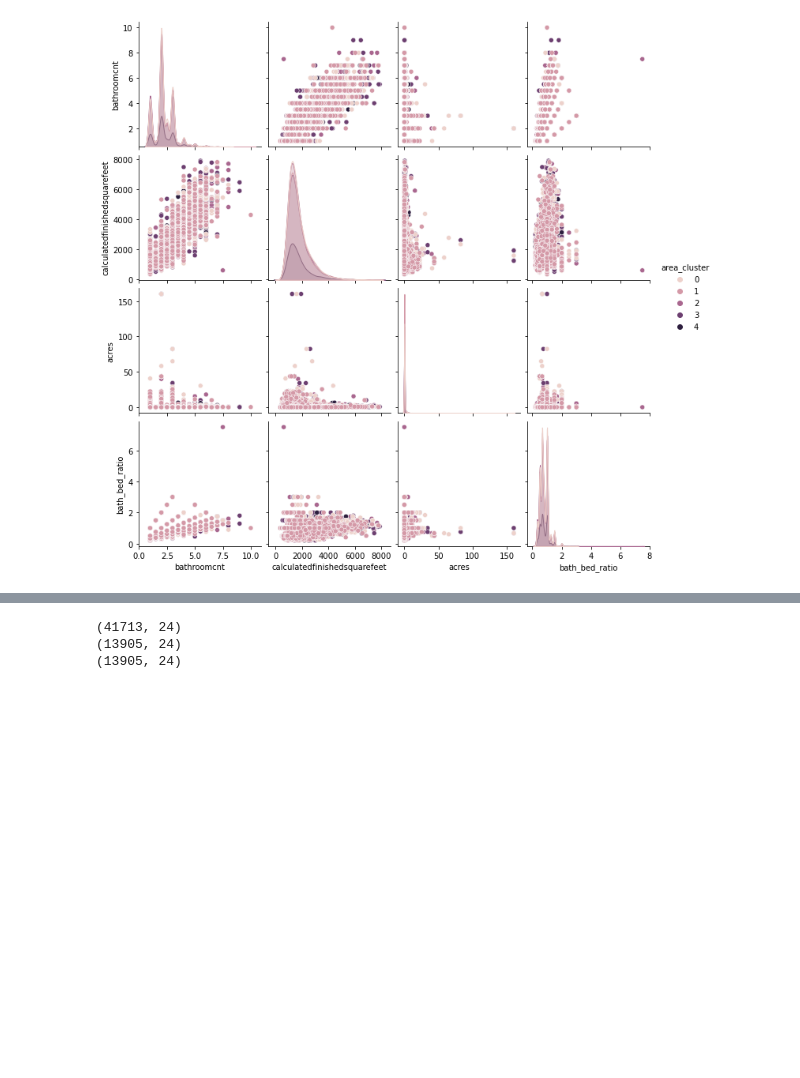
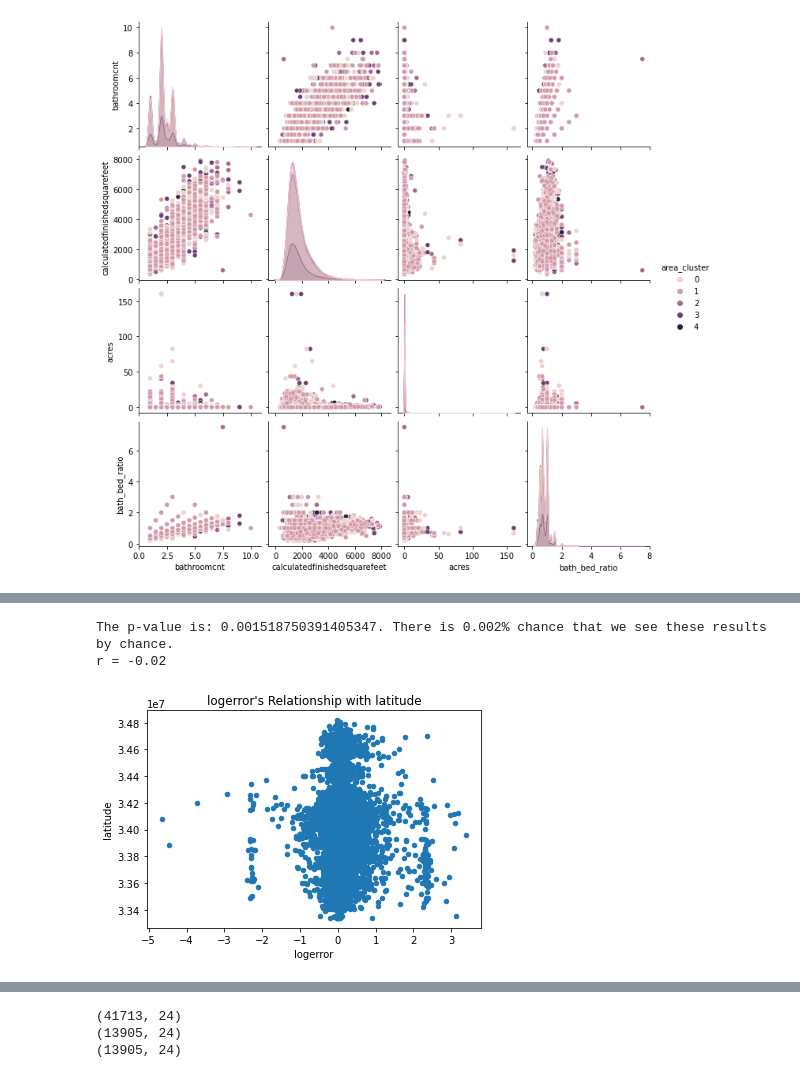
Before and after one commit to Brooke-Holyoak/clustering-exercises, a Jupyter notebook: explore_zillow.ipynb, the cells around one changed output, grey strips where cells are left out. Saved outputs shown, nothing was run; the diff lists cells and outputs as text; code cells hidden in the pictures; blank space fills up the shorter version.

```diff
--- a/explore_zillow.ipynb
+++ b/explore_zillow.ipynb
@@ -366,0 +418,6 @@ sns.pairplot(data=plt_df, hue='area_cluster')
+# %%
+correlation_exploration(train, 'logerror', 'latitude')
+# %% [output]
+The p-value is: 0.001518750391405347. There is 0.002% chance that we see these results by chance.
+r = -0.02
+[figure, added]
```
Also changed, not shown: parts of 45 cells of this notebook, 2 other files.
